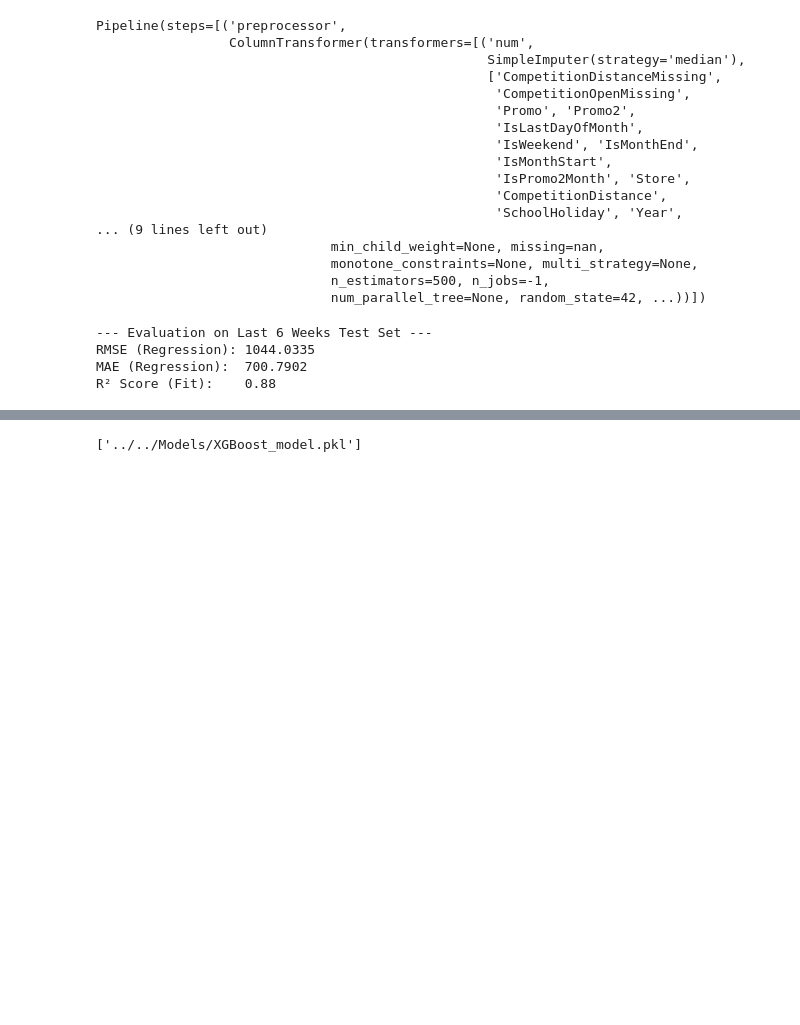
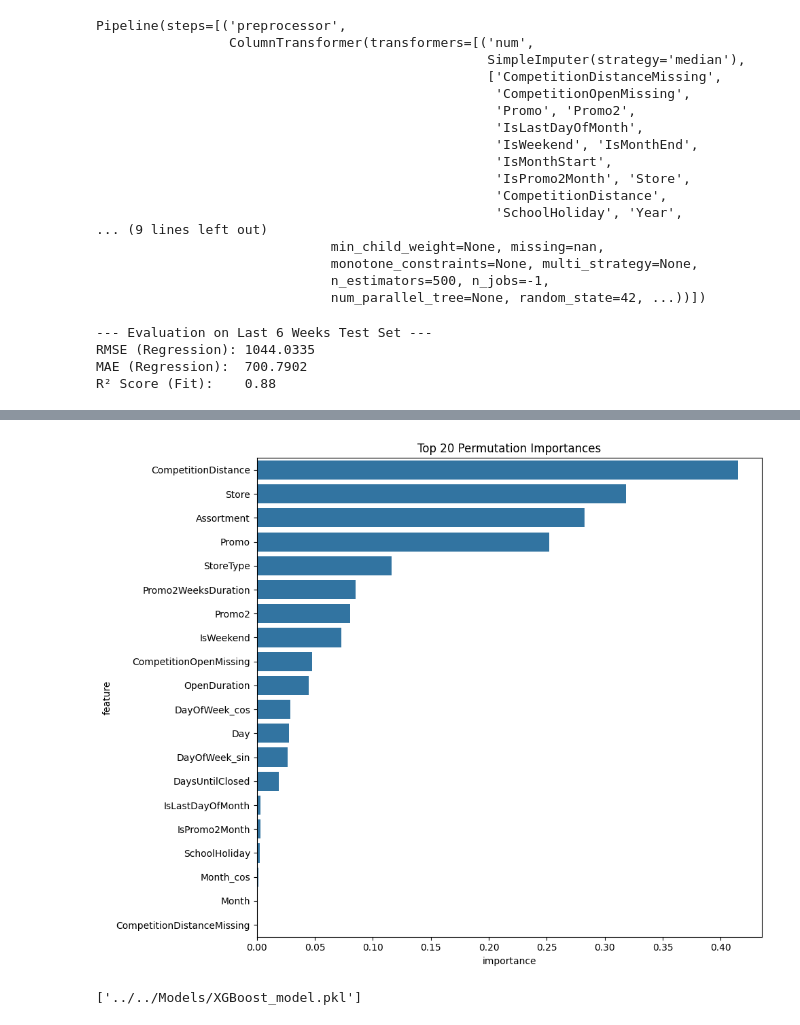
Before and after one commit to mohamedseif-10/Sales-Forecasting, a Jupyter notebook: Notebooks/Models/XGBoost.ipynb, the cells around one changed output, grey strips where cells are left out. Cells and saved outputs as stored; diff of their text form; code cells hidden in the pictures; blank space fills up the shorter version.

```diff
--- a/Notebooks/Models/XGBoost.ipynb
+++ b/Notebooks/Models/XGBoost.ipynb
@@ -254,2 +314,18 @@ R² Score (Fit):    0.88
+# %%
+result = permutation_importance(
+    main_pipeline, x_test, y_test, n_repeats=10, random_state=42
+)
+
+fi_perm = pd.DataFrame(
+    {"feature": X_train.columns, "importance": result.importances_mean}
+).sort_values("importance", ascending=False)
+
+plt.figure(figsize=(10, 8))
+sns.barplot(data=fi_perm.head(20), x="importance", y="feature")
+plt.title("Top 20 Permutation Importances")
+plt.tight_layout()
+plt.show()
+# %% [output]
+[figure, added]
 # %%
 joblib.dump(main_pipeline, "../../Models/XGBoost_pipeline.pkl")
```
Also changed, not shown: parts of 6 cells of this notebook, 5 other files.
